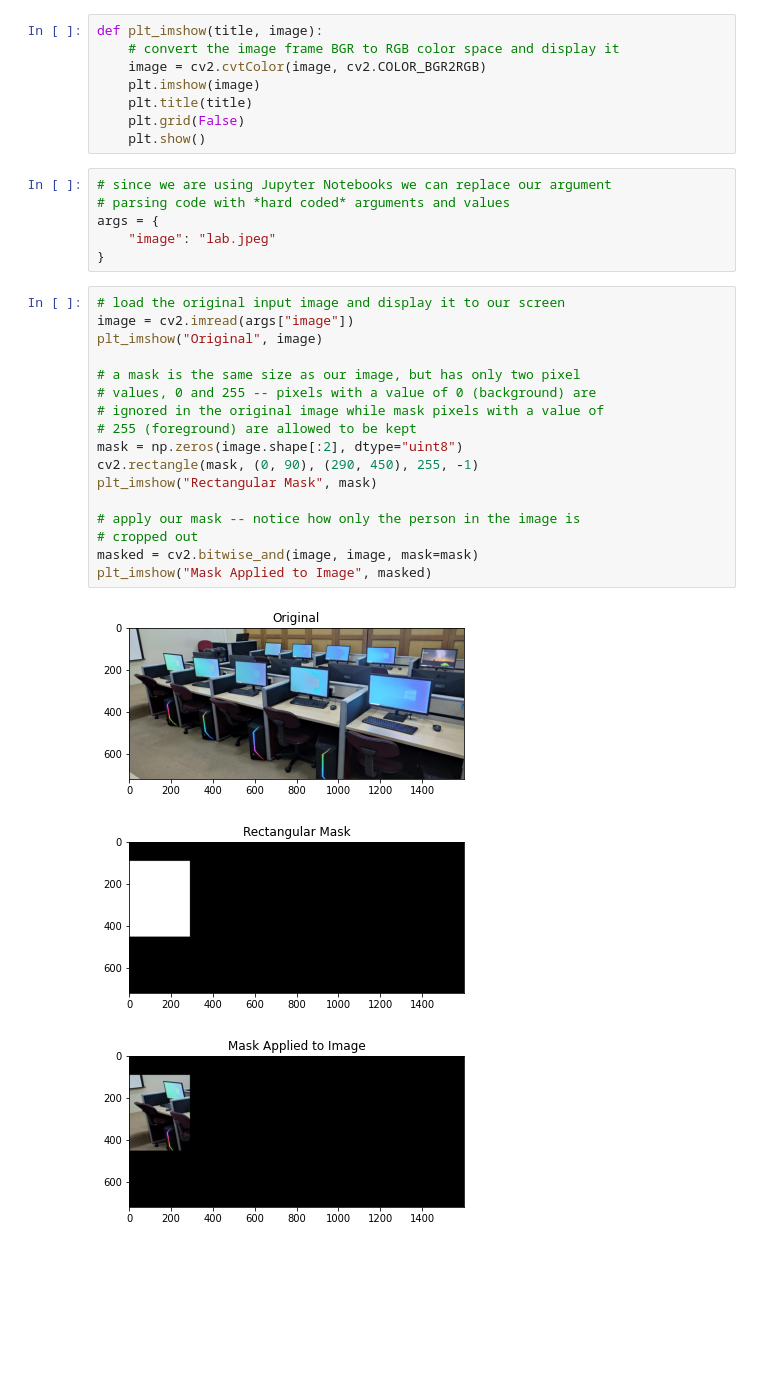
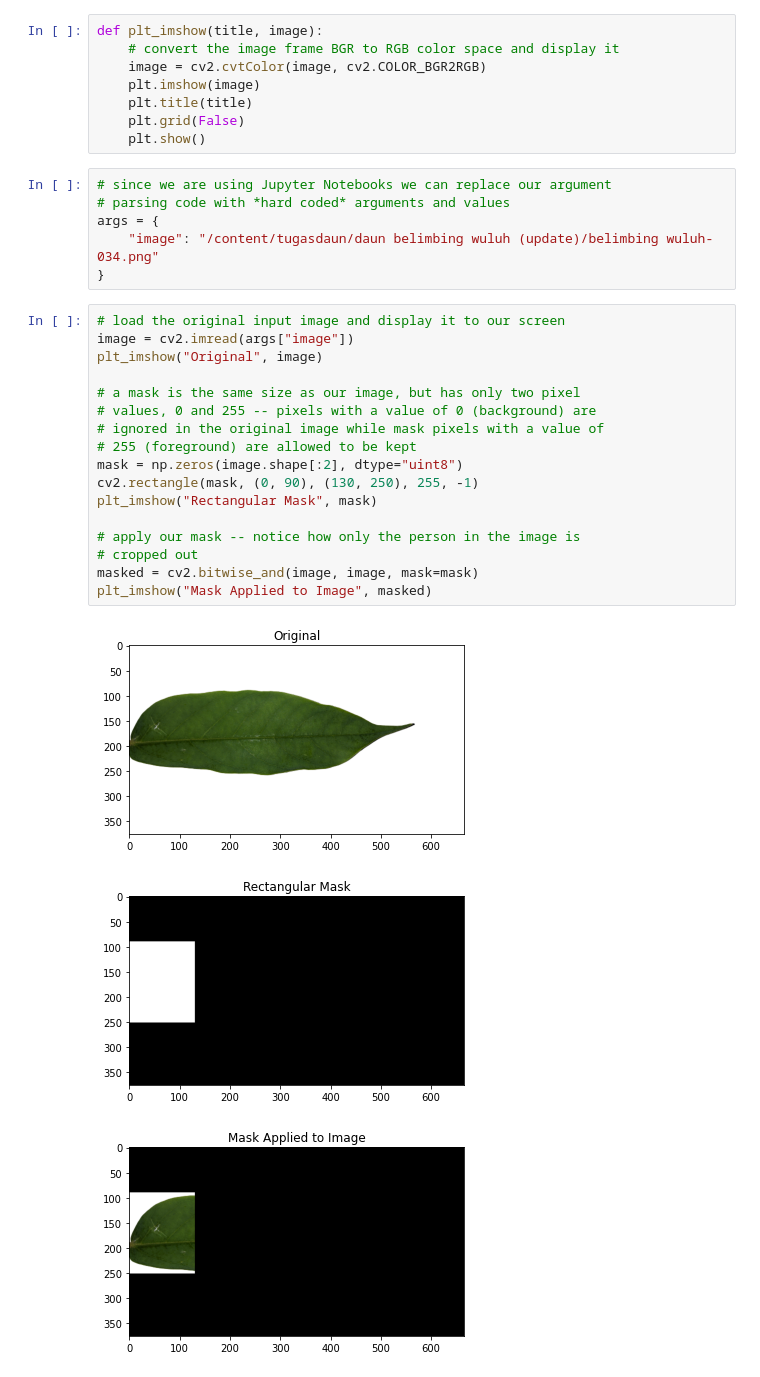
Before and after one commit to muhammaddaffa50/computer_vision, a Jupyter notebook: image_fudamental/masking.ipynb, the cells around one changed output. Saved outputs shown, nothing was run; the diff lists cells and outputs as text; blank space fills up the shorter version.

```diff
--- a/image_fudamental/masking.ipynb
+++ b/image_fudamental/masking.ipynb
@@ -33,29 +28,29 @@ def plt_imshow(title, image):
 # since we are using Jupyter Notebooks we can replace our argument
 # parsing code with *hard coded* arguments and values
 args = {
-	"image": "lab.jpeg"
+	"image": "/content/tugasdaun/daun belimbing wuluh (update)/belimbing wuluh-034.png"
 }
 # %%
 # load the original input image and display it to our screen
 image = cv2.imread(args["image"])
 plt_imshow("Original", image)
 
 # a mask is the same size as our image, but has only two pixel
 # values, 0 and 255 -- pixels with a value of 0 (background) are
 # ignored in the original image while mask pixels with a value of
 # 255 (foreground) are allowed to be kept
 mask = np.zeros(image.shape[:2], dtype="uint8")
-cv2.rectangle(mask, (0, 90), (290, 450), 255, -1)
+cv2.rectangle(mask, (0, 90), (130, 250), 255, -1)
 plt_imshow("Rectangular Mask", mask)
 
 # apply our mask -- notice how only the person in the image is
 # cropped out
 masked = cv2.bitwise_and(image, image, mask=mask)
 plt_imshow("Mask Applied to Image", masked)
 # %% [output]
-[figure, old version]
+[figure, new version]
-[figure, old version]
+[figure, new version]
-[figure, old version]
+[figure, new version]
 # %%
 # now, let's make a circular mask with a radius of 100 pixels and
 # apply the mask again
```
Also changed, not shown: parts of 3 cells of this notebook.
